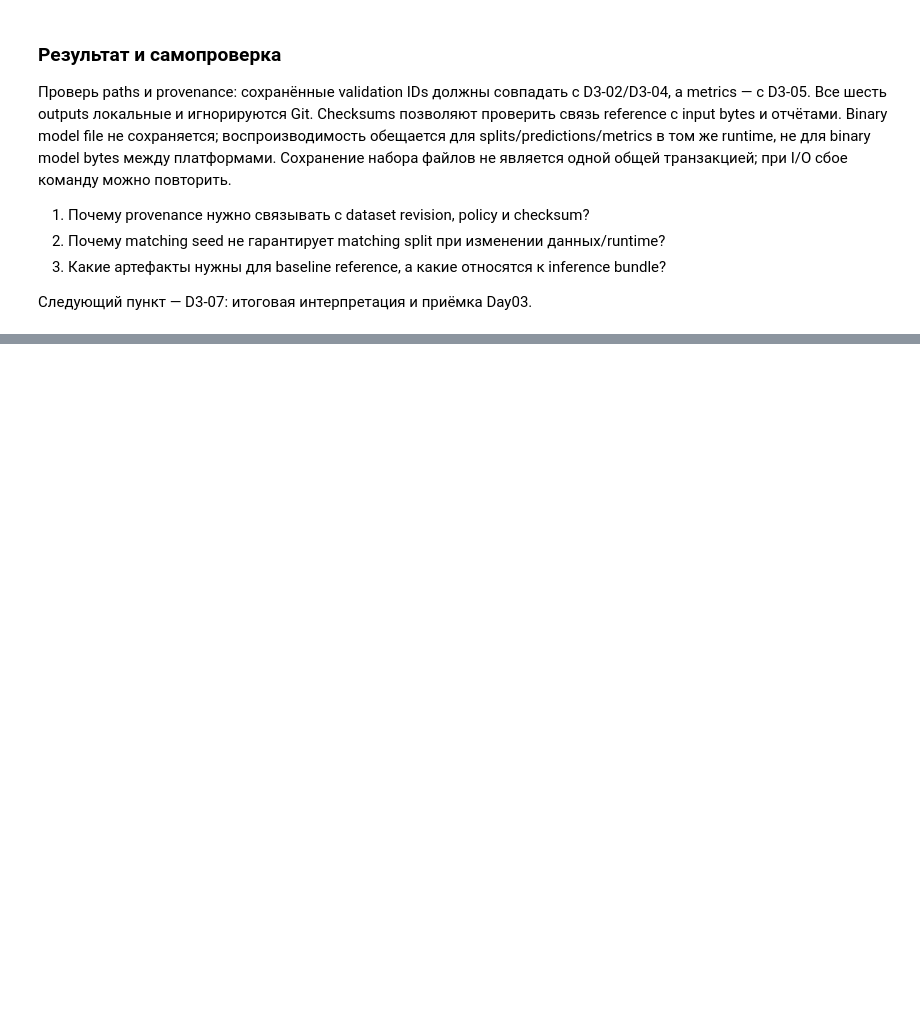
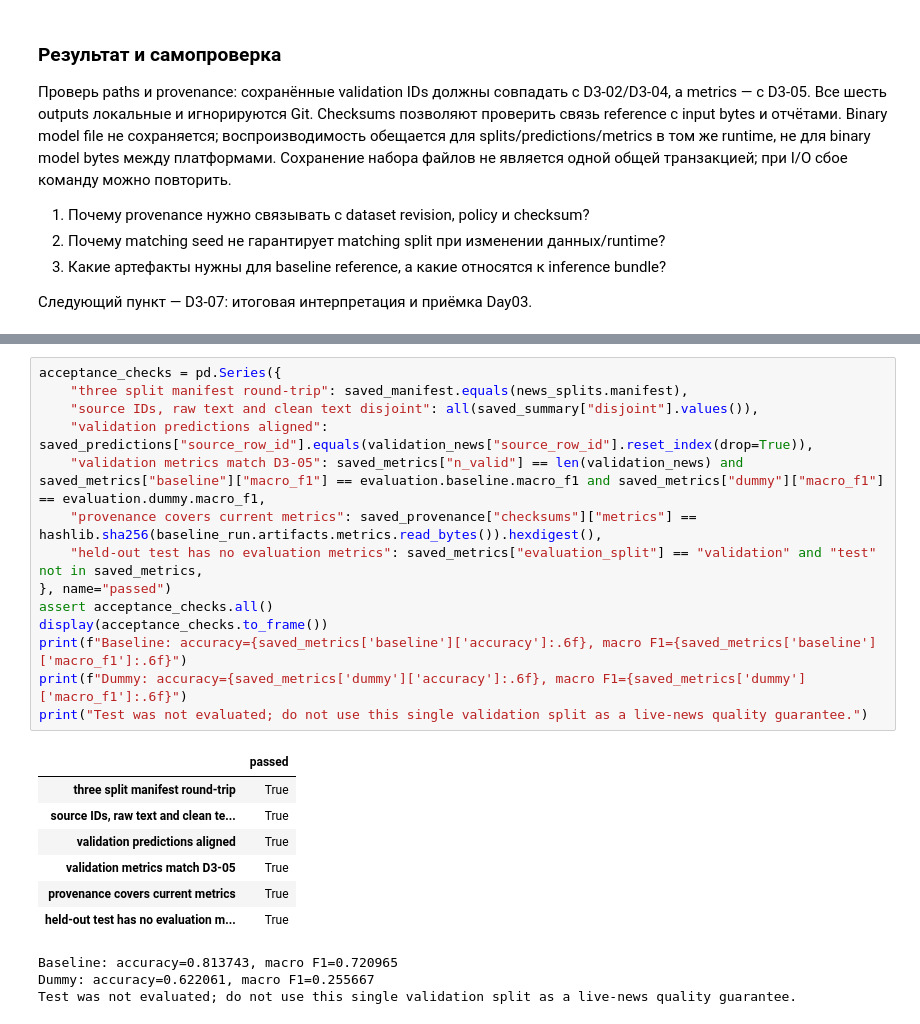
Before and after one commit to HomeboyMakkri/Text-classification, a Jupyter notebook: notebooks/day03_baseline.ipynb, the cells around one changed output, grey strips where cells are left out. Cells and saved outputs as stored; diff of their text form; blank space fills up the shorter version.

Commit message:
docs: finalize day 3 baseline checkpoint

```diff
--- a/notebooks/day03_baseline.ipynb
+++ b/notebooks/day03_baseline.ipynb
@@ -657,0 +666,25 @@ Evaluation split=validation; no test predictions or metrics saved
+# %%
+acceptance_checks = pd.Series({
+    "three split manifest round-trip": saved_manifest.equals(news_splits.manifest),
+    "source IDs, raw text and clean text disjoint": all(saved_summary["disjoint"].values()),
+    "validation predictions aligned": saved_predictions["source_row_id"].equals(validation_news["source_row_id"].reset_index(drop=True)),
+    "validation metrics match D3-05": saved_metrics["n_valid"] == len(validation_news) and saved_metrics["baseline"]["macro_f1"] == evaluation.baseline.macro_f1 and saved_metrics["dummy"]["macro_f1"] == evaluation.dummy.macro_f1,
+    "provenance covers current metrics": saved_provenance["checksums"]["metrics"] == hashlib.sha256(baseline_run.artifacts.metrics.read_bytes()).hexdigest(),
+    "held-out test has no evaluation metrics": saved_metrics["evaluation_split"] == "validation" and "test" not in saved_metrics,
+}, name="passed")
+assert acceptance_checks.all()
+display(acceptance_checks.to_frame())
+print(f"Baseline: accuracy={saved_metrics['baseline']['accuracy']:.6f}, macro F1={saved_metrics['baseline']['macro_f1']:.6f}")
+print(f"Dummy: accuracy={saved_metrics['dummy']['accuracy']:.6f}, macro F1={saved_metrics['dummy']['macro_f1']:.6f}")
+print("Test was not evaluated; do not use this single validation split as a live-news quality guarantee.")
+# %% [output]
+|  | passed |
+| three split manifest round-trip | True |
+| source IDs, raw text and clean te... | True |
+| validation predictions aligned | True |
+| validation metrics match D3-05 | True |
+| provenance covers current metrics | True |
+| held-out test has no evaluation m... | True |
+Baseline: accuracy=0.813743, macro F1=0.720965
+Dummy: accuracy=0.622061, macro F1=0.255667
+Test was not evaluated; do not use this single validation split as a live-news quality guarantee.
```
Also changed, not shown: parts of 2 cells of this notebook, 4 other files.
